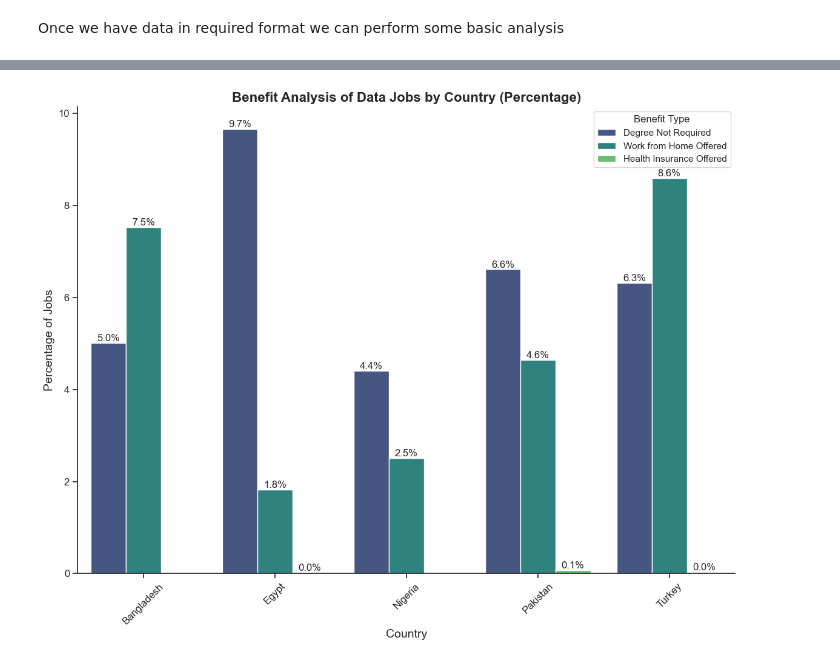
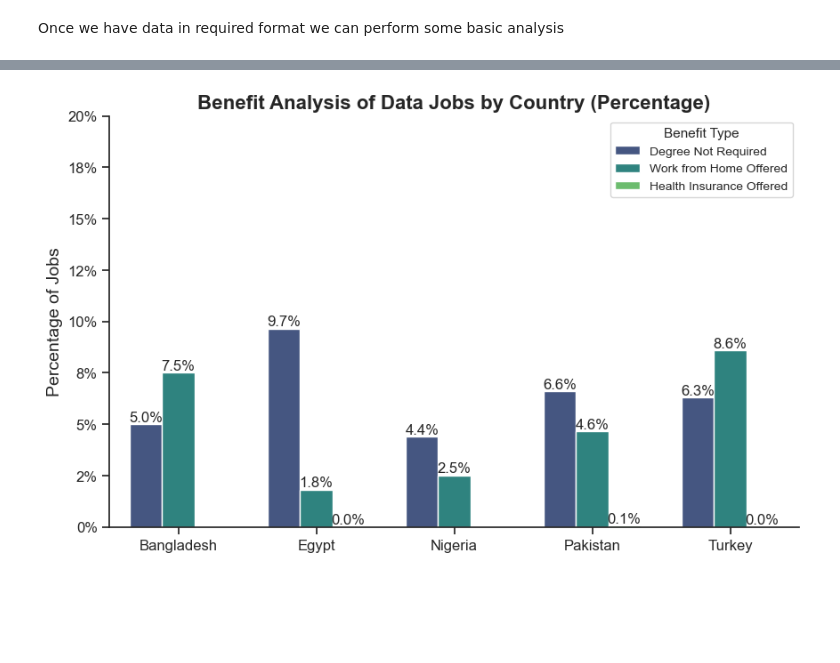
Before and after one commit to johnramal/data_jobs_pak, a Jupyter notebook: 6_comaprative_analysis.ipynb, the cells around one changed output, grey strips where cells are left out. Saved outputs shown, nothing was run; the diff lists cells and outputs as text; code cells hidden in the pictures; blank space fills up the shorter version.

```diff
--- a/6_comaprative_analysis.ipynb
+++ b/6_comaprative_analysis.ipynb
@@ -141,14 +141,14 @@ df_plot.columns = ['count']
 sns.set_theme(style='ticks')
 
 # Create a figure and a single subplot (axes)
-fig, ax = plt.subplots(figsize=(10, 6))  # Increased figure size for better readability
+fig, ax = plt.subplots(figsize=(10, 4))  # Increased figure size for better readability
 
 # Create a color palette based on viridis
 n_colors = len(df_plot)
 palette = sns.color_palette("viridis", n_colors)
 
 # Create a horizontal bar plot with Seaborn, specifying the axes and custom palette
-sns.barplot(data=df_plot, x='count', y=df_plot.index, palette=palette, ax=ax)
+sns.barplot(data=df_plot, x='count', y=df_plot.index, palette=palette, ax=ax,width=0.7)
 
 # Customize the plot
 ax.set_title('Number of Jobs per Job Title', fontsize=16, fontweight='bold')
@@ -196,18 +196,18 @@ df_plot.columns = ['count']
 sns.set_theme(style='ticks')
 
 # Create a figure and a single subplot (axes)
-fig, ax = plt.subplots(figsize=(12, 8))
+fig, ax = plt.subplots(figsize=(10, 4))
 
 # Create a color palette based on viridis
 n_colors = len(df_plot)
 palette = sns.color_palette("viridis", n_colors)
 
 # Create a horizontal bar plot with Seaborn, specifying the axes and custom palette
-sns.barplot(data=df_plot, x='count', y=df_plot.index, palette=palette, ax=ax)
+sns.barplot(data=df_plot, x='count', y=df_plot.index, palette=palette, ax=ax,width=0.65)
 
 # Customize the plot
 ax.set_title('Number of Jobs per Company (Top 10)', fontsize=16, fontweight='bold')
-ax.set_xlabel('Number of Jobs', fontsize=14)
+ax.set_xlabel('')
 ax.set_ylabel('')  # Remove y-axis label as it's redundant
 ax.tick_params(axis='x', labelsize=12)
 ax.tick_params(axis='y', labelsize=12)
@@ -266,35 +266,45 @@ df_long_true = df_long[df_long['Value'] == True]
 df_counts = df_long_true.groupby(['job_country', 'Benefit Type']).size().reset_index(name='Count')
 
 # Merge with the total counts to calculate percentages
 df_counts = df_counts.merge(total_counts, on='job_country')
 df_counts['Percentage'] = (df_counts['Count'] / df_counts['Total Count']) * 100
 
 # Map benefit column names to descriptive titles
 df_counts['Benefit Type'] = df_counts['Benefit Type'].map(dict_column)
 
 # Set the theme for the plot
 sns.set_theme(style='ticks')
 
 # Create a figure and axes for plotting
-fig, ax = plt.subplots(figsize=(14, 10))
+fig, ax = plt.subplots(figsize=(10, 6))
 
 # Create a bar plot with hue
-bars = sns.barplot(data=df_counts, x='job_country', y='Percentage', hue='Benefit Type', palette='viridis', ax=ax)
+bars = sns.barplot(data=df_counts, x='job_country', y='Percentage', hue='Benefit Type', palette='viridis', ax=ax,width=0.7)
 
 # Customize the plot
 ax.set_title('Benefit Analysis of Data Jobs by Country (Percentage)', fontsize=16, fontweight='bold')
-ax.set_xlabel('Country', fontsize=14)
+ax.set_xlabel('')
 ax.set_ylabel('Percentage of Jobs', fontsize=14)
-ax.tick_params(axis='x', rotation=45, labelsize=12)
+ax.set_ylim(0, 20)
+ax.tick_params(axis='x', labelsize=12)
 ax.tick_params(axis='y', labelsize=12)
 sns.despine(ax=ax)
+
+from matplotlib.ticker import FuncFormatter
+
 
 # Add percentage annotations on top of the bars
 for container in ax.containers:
     labels = [f'{w:.1f}%' for w in container.datavalues]
     ax.bar_label(container, labels=labels, label_type='edge', fontsize=12)
 
+# Format the y-axis labels as percentages
+ax.yaxis.set_major_formatter(FuncFormatter(lambda y, _: f'{y:.0f}%'))
+
+ax.legend(title='Benefit Type', fontsize=10, title_fontsize=11)
+
+
 # Show the plot
 plt.show()
 # %% [output]
-[figure, old version]
+[figure, new version]
```
Also changed, not shown: parts of 3 cells of this notebook, 5 other files.
